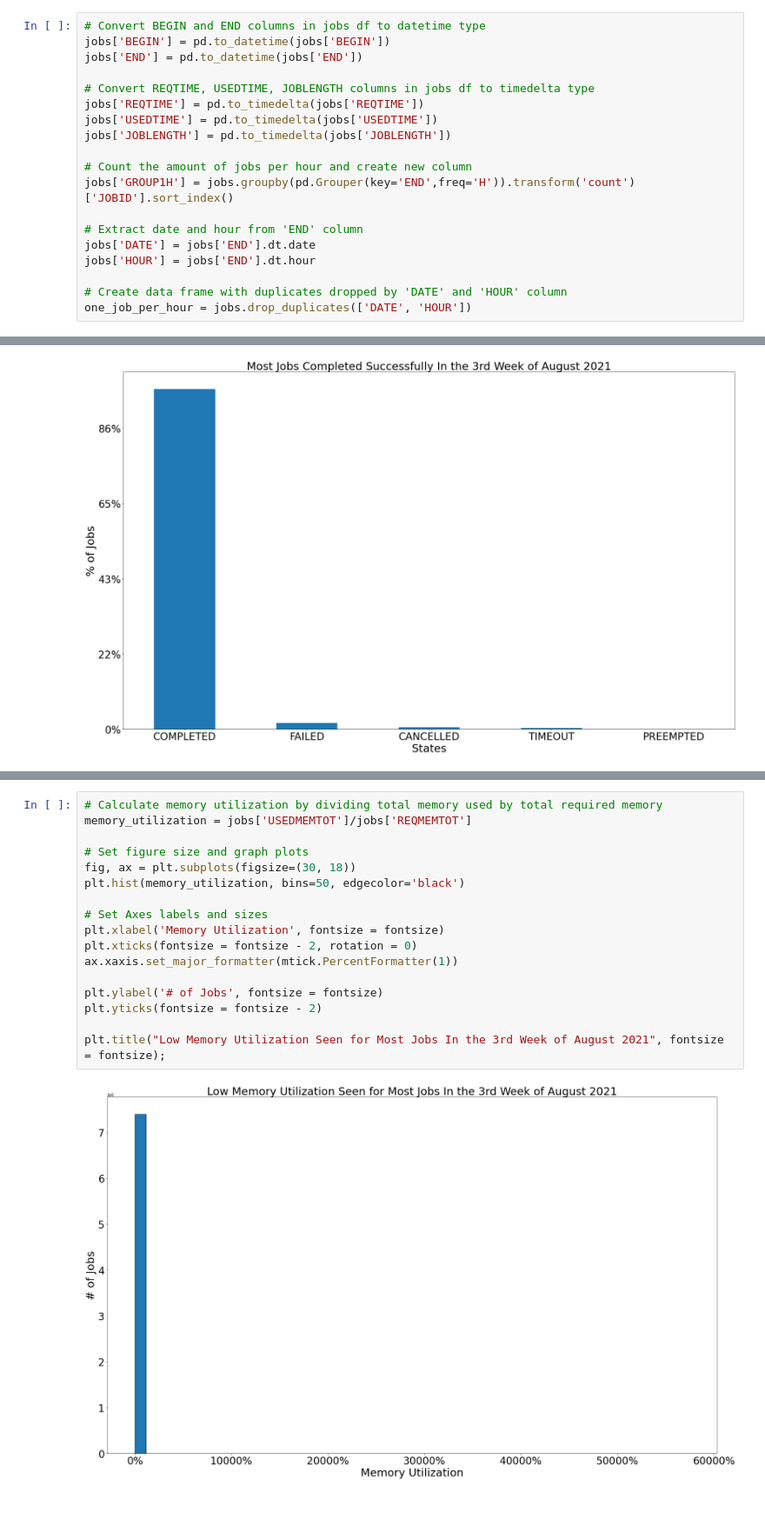
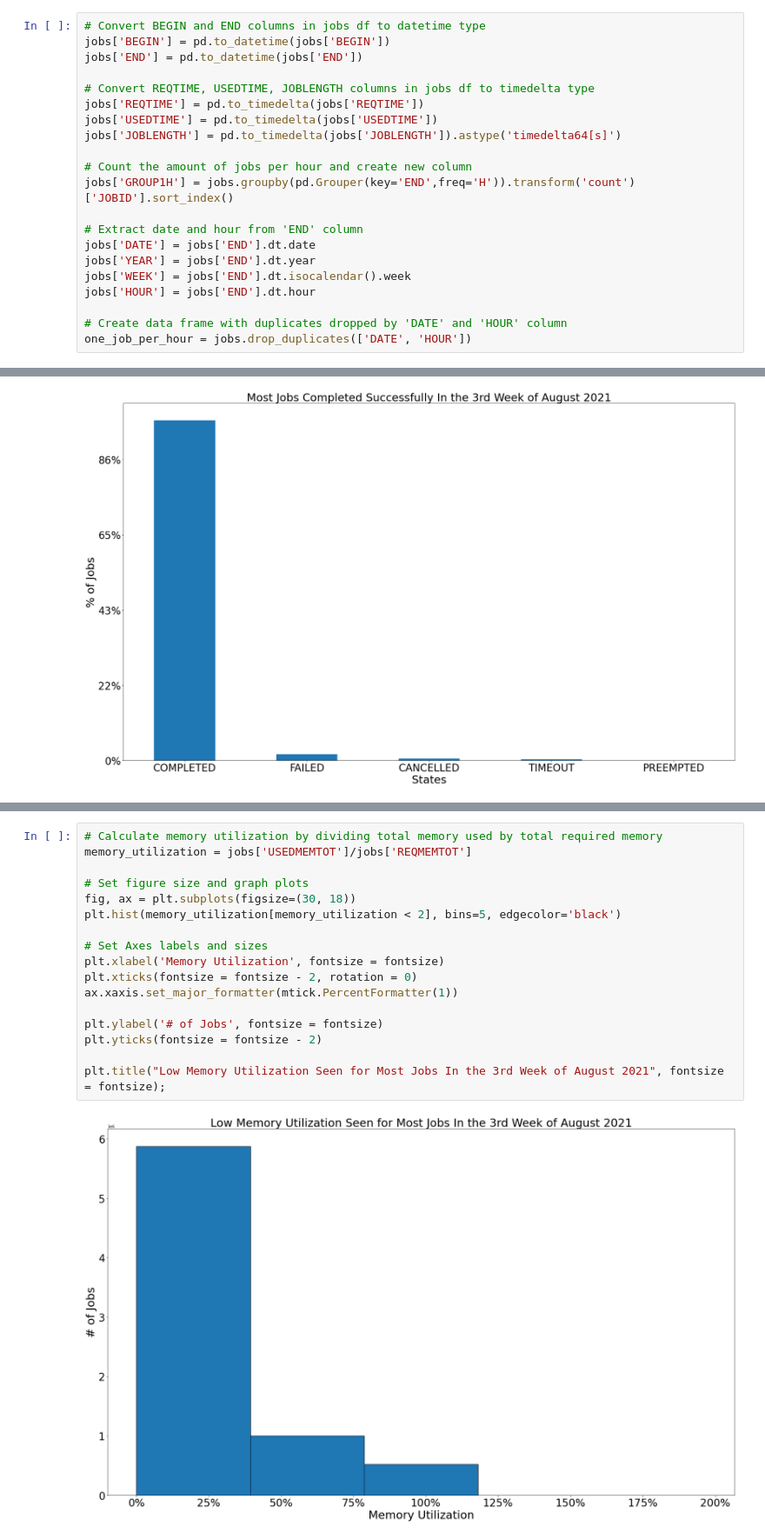
Before and after one commit to nss-data-science-cohort-5/accre-red-skittles, a Jupyter notebook: notebooks/Question 1.ipynb, the cells around one changed output, grey strips where cells are left out. Shown at 87% size. Saved outputs shown, nothing was run; the diff lists cells and outputs as text; blank space fills up the shorter version.

```diff
--- a/notebooks/Question 1.ipynb
+++ b/notebooks/Question 1.ipynb
@@ -16,13 +18,15 @@ jobs['END'] = pd.to_datetime(jobs['END'])
 # Convert REQTIME, USEDTIME, JOBLENGTH columns in jobs df to timedelta type
 jobs['REQTIME'] = pd.to_timedelta(jobs['REQTIME'])
 jobs['USEDTIME'] = pd.to_timedelta(jobs['USEDTIME'])
-jobs['JOBLENGTH'] = pd.to_timedelta(jobs['JOBLENGTH'])
+jobs['JOBLENGTH'] = pd.to_timedelta(jobs['JOBLENGTH']).astype('timedelta64[s]')
 
 # Count the amount of jobs per hour and create new column
 jobs['GROUP1H'] = jobs.groupby(pd.Grouper(key='END',freq='H')).transform('count')['JOBID'].sort_index()
 
 # Extract date and hour from 'END' column
 jobs['DATE'] = jobs['END'].dt.date
+jobs['YEAR'] = jobs['END'].dt.year
+jobs['WEEK'] = jobs['END'].dt.isocalendar().week
 jobs['HOUR'] = jobs['END'].dt.hour
 
 # Create data frame with duplicates dropped by 'DATE' and 'HOUR' column
@@ -220,22 +271,22 @@ Length: 200, dtype: float64
 # %%
 # Calculate memory utilization by dividing total memory used by total required memory
 memory_utilization = jobs['USEDMEMTOT']/jobs['REQMEMTOT']
 
 # Set figure size and graph plots
 fig, ax = plt.subplots(figsize=(30, 18))
-plt.hist(memory_utilization, bins=50, edgecolor='black')
+plt.hist(memory_utilization[memory_utilization < 2], bins=5, edgecolor='black')
 
 # Set Axes labels and sizes
 plt.xlabel('Memory Utilization', fontsize = fontsize)
 plt.xticks(fontsize = fontsize - 2, rotation = 0)
 ax.xaxis.set_major_formatter(mtick.PercentFormatter(1))
 
 plt.ylabel('# of Jobs', fontsize = fontsize)
 plt.yticks(fontsize = fontsize - 2)
 
 plt.title("Low Memory Utilization Seen for Most Jobs In the 3rd Week of August 2021", fontsize = fontsize);
 # %% [output]
-[figure, old version]
+[figure, new version]
 # %%
 # Calculate memory utilization by dividing total memory used by total required memory
 memory_utilization = third_week_august_11_am['USEDMEMTOT']/third_week_august_11_am['REQMEMTOT']
```
Also changed, not shown: parts of 22 cells of this notebook, 1 other file.
